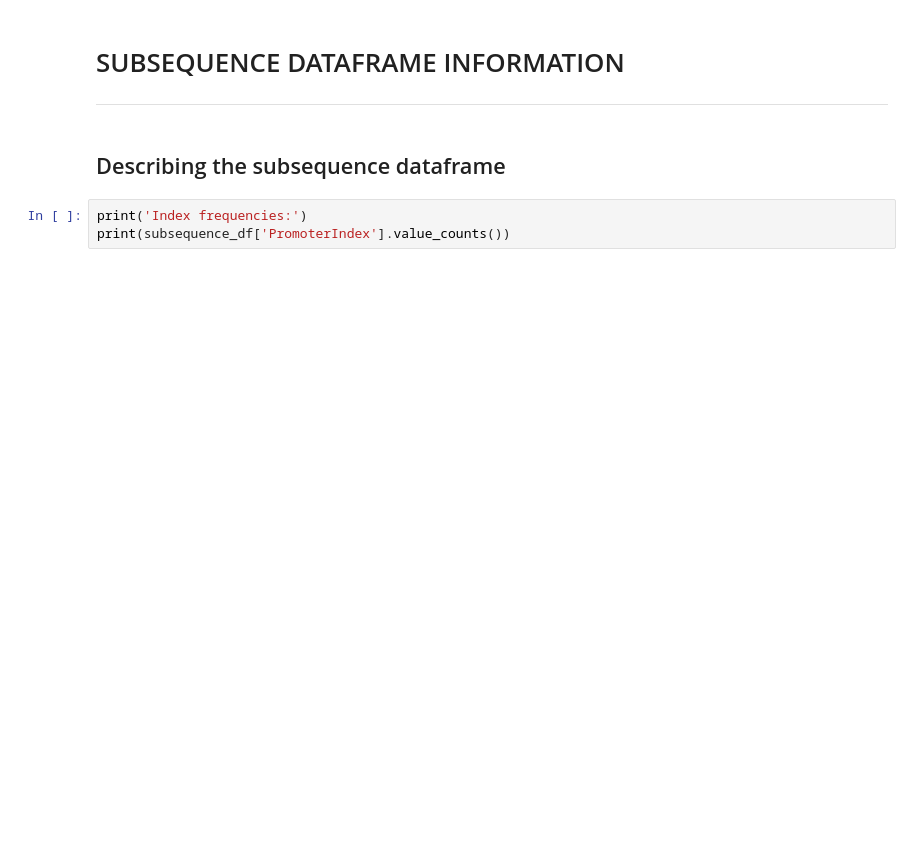
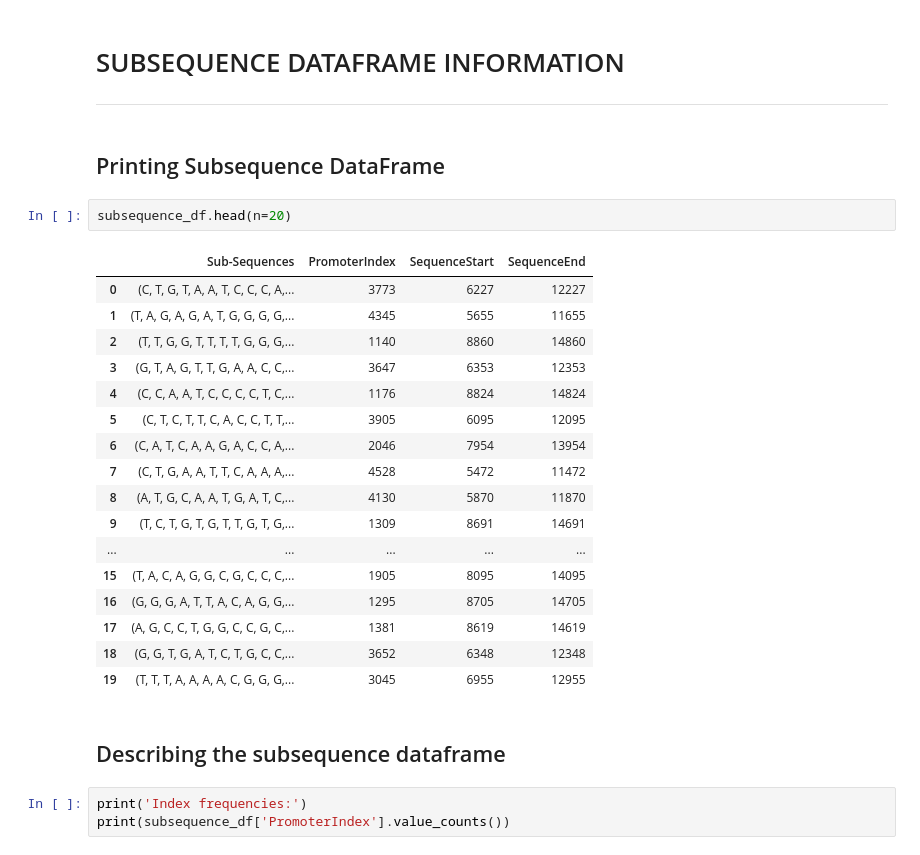
Before and after one commit to Donovanphenry/Hide_And_Seq, a Jupyter notebook: JupNoteBookCode/Hide_And_Seq.ipynb, the cells around one changed output. Cells and saved outputs as stored; diff of their text form; blank space fills up the shorter version.

Commit message:
Started foundation for converting features and forming pytorch dataset

```diff
--- a/JupNoteBookCode/Hide_And_Seq.ipynb
+++ b/JupNoteBookCode/Hide_And_Seq.ipynb
@@ -149,6 +199,28 @@ frequency_df.plot(subplots=True, figsize=(25, 15), xlabel = "Position in DNA Seq
 # SUBSEQUENCE DATAFRAME INFORMATION
 
 ---
+# %% [markdown]
+## Printing Subsequence DataFrame
+# %%
+subsequence_df.head(n=20)
+# %% [output]
+|  | Sub-Sequences | PromoterIndex | SequenceStart | SequenceEnd |
+| 0 | (C, T, G, T, A, A, T, C, C, C, A,... | 3773 | 6227 | 12227 |
+| 1 | (T, A, G, A, G, A, T, G, G, G, G,... | 4345 | 5655 | 11655 |
+| 2 | (T, T, G, G, T, T, T, T, G, G, G,... | 1140 | 8860 | 14860 |
+| 3 | (G, T, A, G, T, T, G, A, A, C, C,... | 3647 | 6353 | 12353 |
+| 4 | (C, C, A, A, T, C, C, C, C, T, C,... | 1176 | 8824 | 14824 |
+| 5 | (C, T, C, T, T, C, A, C, C, T, T,... | 3905 | 6095 | 12095 |
+| 6 | (C, A, T, C, A, A, G, A, C, C, A,... | 2046 | 7954 | 13954 |
+| 7 | (C, T, G, A, A, T, T, C, A, A, A,... | 4528 | 5472 | 11472 |
+| 8 | (A, T, G, C, A, A, T, G, A, T, C,... | 4130 | 5870 | 11870 |
+| 9 | (T, C, T, G, T, G, T, T, G, T, G,... | 1309 | 8691 | 14691 |
+| ... | ... | ... | ... | ... |
+| 15 | (T, A, C, A, G, G, C, G, C, C, C,... | 1905 | 8095 | 14095 |
+| 16 | (G, G, G, A, T, T, A, C, A, G, G,... | 1295 | 8705 | 14705 |
+| 17 | (A, G, C, C, T, G, G, C, C, G, C,... | 1381 | 8619 | 14619 |
+| 18 | (G, G, T, G, A, T, C, T, G, C, C,... | 3652 | 6348 | 12348 |
+| 19 | (T, T, T, A, A, A, A, C, G, G, G,... | 3045 | 6955 | 12955 |
 # %% [markdown]
 ## Describing the subsequence dataframe
 # %%
```
Also changed, not shown: parts of 15 cells of this notebook.
